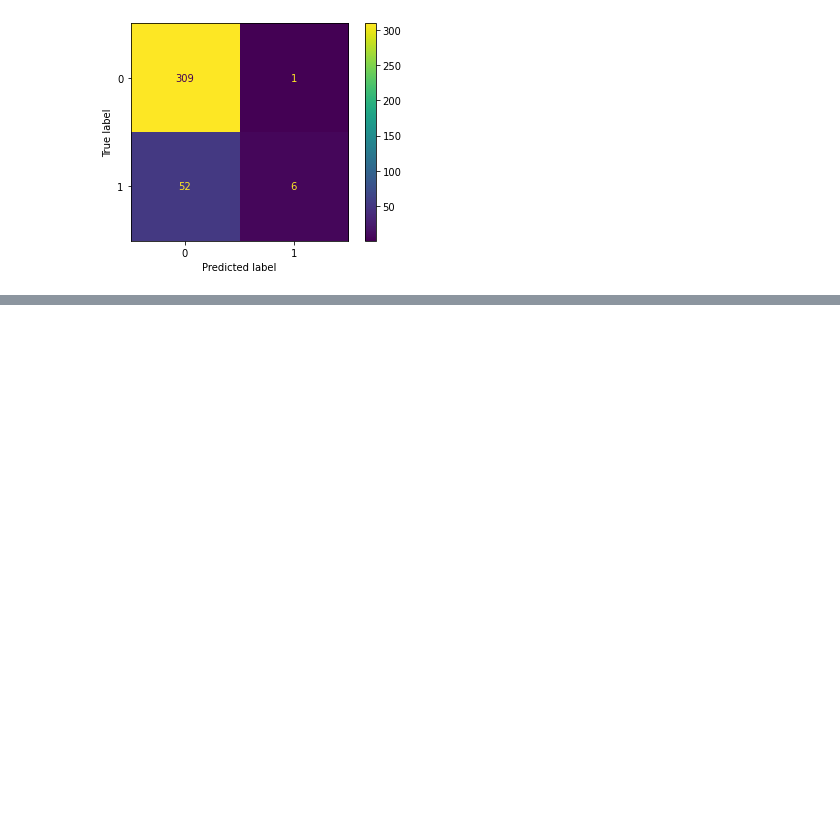
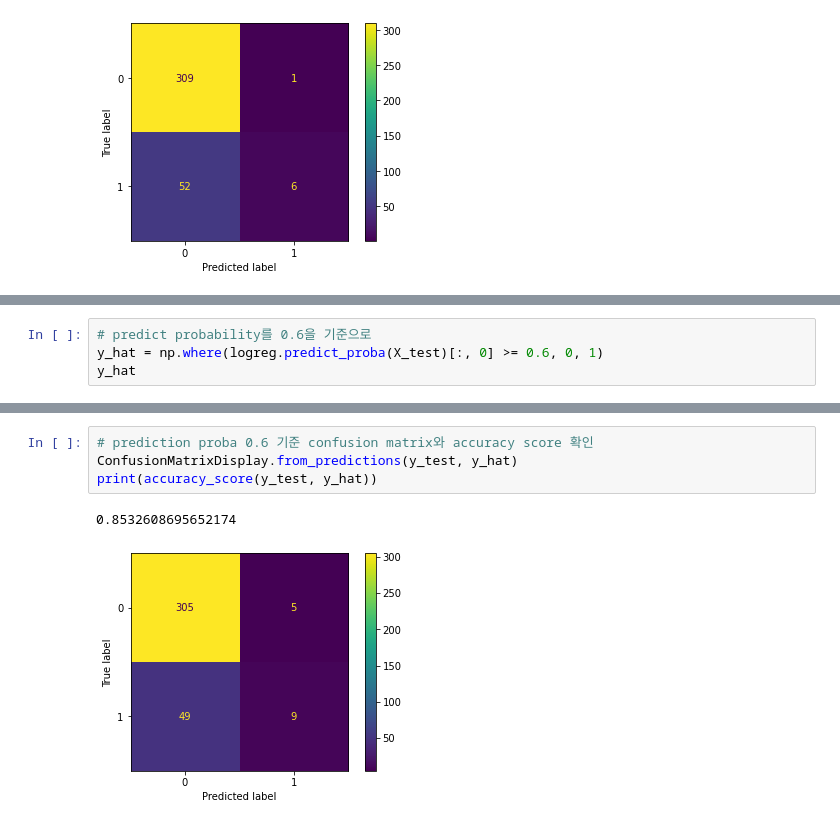
Before and after one commit to minstrel1149/HR_analytics_1, a Jupyter notebook: Attrition_analytics_fa.ipynb, the cells around one changed output, grey strips where cells are left out. Saved outputs shown, nothing was run; the diff lists cells and outputs as text; blank space fills up the shorter version.

```diff
--- a/Attrition_analytics_fa.ipynb
+++ b/Attrition_analytics_fa.ipynb
@@ -263,0 +280,4 @@ ConfusionMatrixDisplay.from_estimator(logreg, X_test, y_test)
+# %%
+# predict probability를 0.6을 기준으로
+y_hat = np.where(logreg.predict_proba(X_test)[:, 0] >= 0.6, 0, 1)
+y_hat
@@ -263,0 +302,7 @@ ConfusionMatrixDisplay.from_estimator(logreg, X_test, y_test)
+# %%
+# prediction proba 0.6 기준 confusion matrix와 accuracy score 확인
+ConfusionMatrixDisplay.from_predictions(y_test, y_hat)
+print(accuracy_score(y_test, y_hat))
+# %% [output]
+0.8532608695652174
+[figure, added]
```
Also changed, not shown: parts of 9 cells of this notebook, 1 other file.
